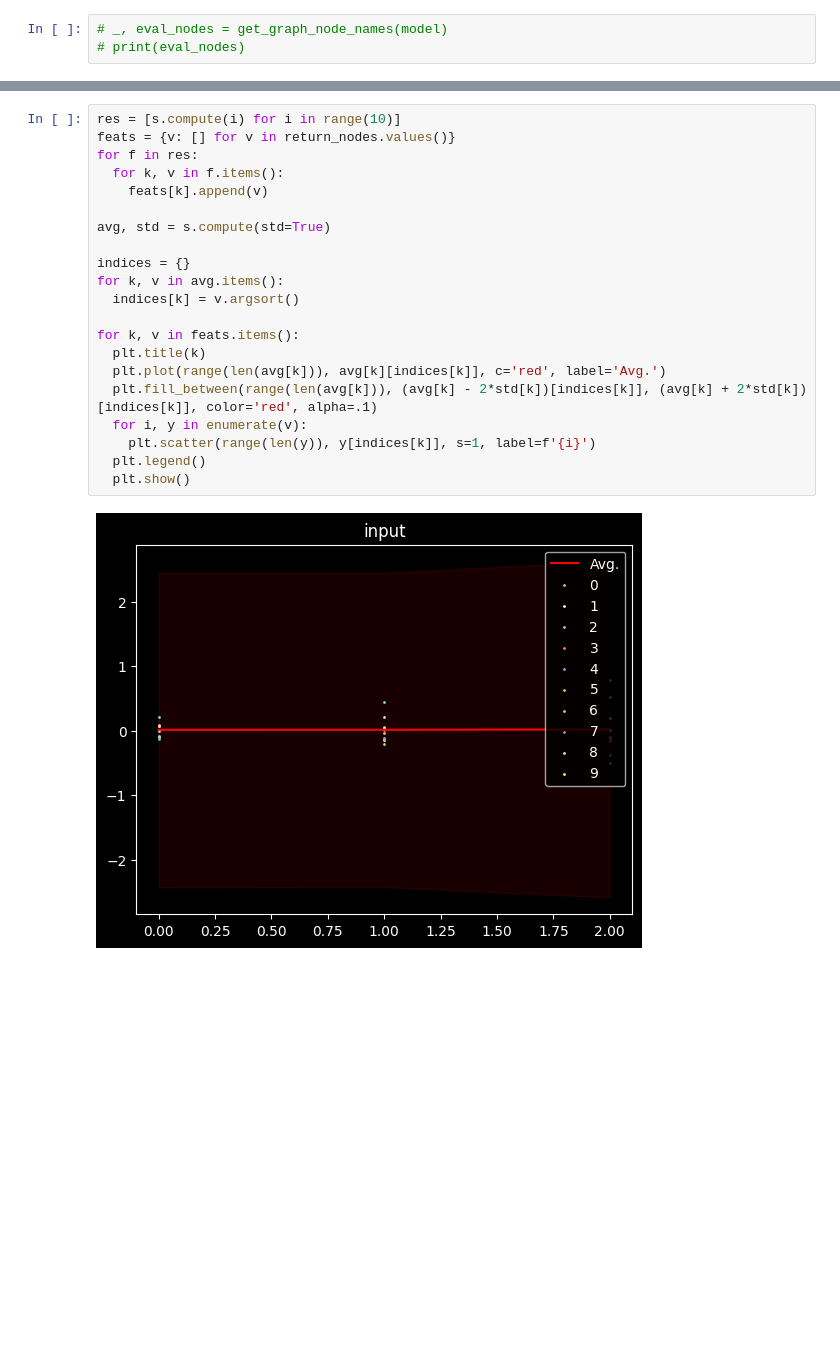
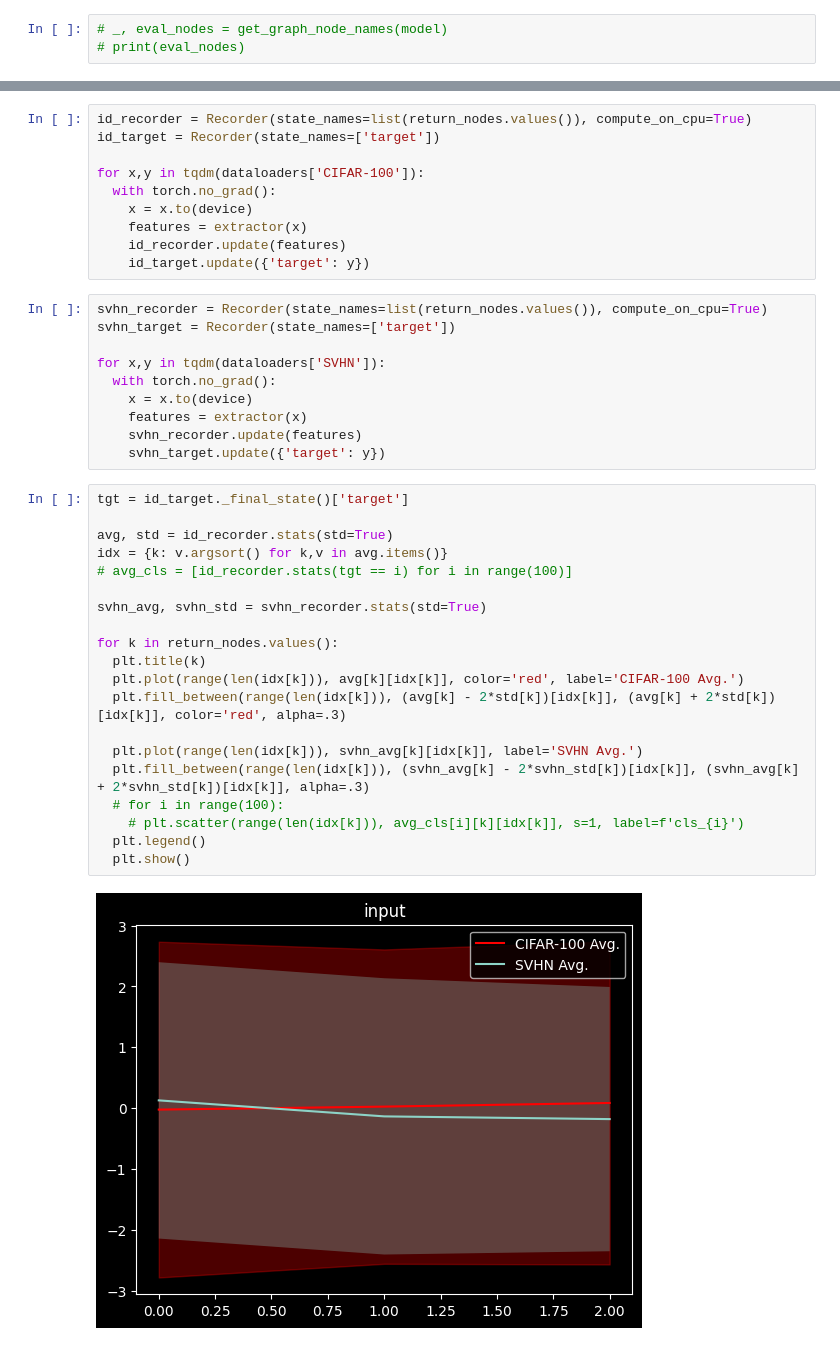
Before and after one commit to wizardbc/dice, a Jupyter notebook: feature_extraction.ipynb, the cells around one changed output, grey strips where cells are left out. Cells and saved outputs as stored; diff of their text form; blank space fills up the shorter version.

```diff
--- a/feature_extraction.ipynb
+++ b/feature_extraction.ipynb
@@ -71,23 +74,42 @@ s.run(dataloaders['CIFAR-10'])
+# %%
+id_recorder = Recorder(state_names=list(return_nodes.values()), compute_on_cpu=True)
+id_target = Recorder(state_names=['target'])
+
+for x,y in tqdm(dataloaders['CIFAR-100']):
+  with torch.no_grad():
+    x = x.to(device)
+    features = extractor(x)
+    id_recorder.update(features)
+    id_target.update({'target': y})
+# %%
+svhn_recorder = Recorder(state_names=list(return_nodes.values()), compute_on_cpu=True)
+svhn_target = Recorder(state_names=['target'])
+
+for x,y in tqdm(dataloaders['SVHN']):
+  with torch.no_grad():
+    x = x.to(device)
+    features = extractor(x)
+    svhn_recorder.update(features)
+    svhn_target.update({'target': y})
 # %%
-res = [s.compute(i) for i in range(10)]
-feats = {v: [] for v in return_nodes.values()}
-for f in res:
-  for k, v in f.items():
-    feats[k].append(v)
+tgt = id_target._final_state()['target']
 
-avg, std = s.compute(std=True)
+avg, std = id_recorder.stats(std=True)
+idx = {k: v.argsort() for k,v in avg.items()}
+# avg_cls = [id_recorder.stats(tgt == i) for i in range(100)]
 
-indices = {}
-for k, v in avg.items():
-  indices[k] = v.argsort()
+svhn_avg, svhn_std = svhn_recorder.stats(std=True)
 
-for k, v in feats.items():
+for k in return_nodes.values():
   plt.title(k)
-  plt.plot(range(len(avg[k])), avg[k][indices[k]], c='red', label='Avg.')
-  plt.fill_between(range(len(avg[k])), (avg[k] - 2*std[k])[indices[k]], (avg[k] + 2*std[k])[indices[k]], color='red', alpha=.1)
-  for i, y in enumerate(v):
-    plt.scatter(range(len(y)), y[indices[k]], s=1, label=f'{i}')
+  plt.plot(range(len(idx[k])), avg[k][idx[k]], color='red', label='CIFAR-100 Avg.')
+  plt.fill_between(range(len(idx[k])), (avg[k] - 2*std[k])[idx[k]], (avg[k] + 2*std[k])[idx[k]], color='red', alpha=.3)
+
+  plt.plot(range(len(idx[k])), svhn_avg[k][idx[k]], label='SVHN Avg.')
+  plt.fill_between(range(len(idx[k])), (svhn_avg[k] - 2*svhn_std[k])[idx[k]], (svhn_avg[k] + 2*svhn_std[k])[idx[k]], alpha=.3)
+  # for i in range(100):
+    # plt.scatter(range(len(idx[k])), avg_cls[i][k][idx[k]], s=1, label=f'cls_{i}')
   plt.legend()
   plt.show()
 # %% [output]
-[figure, old version]
+[figure, new version]
```
Also changed, not shown: parts of 6 cells of this notebook, 4 other files.
